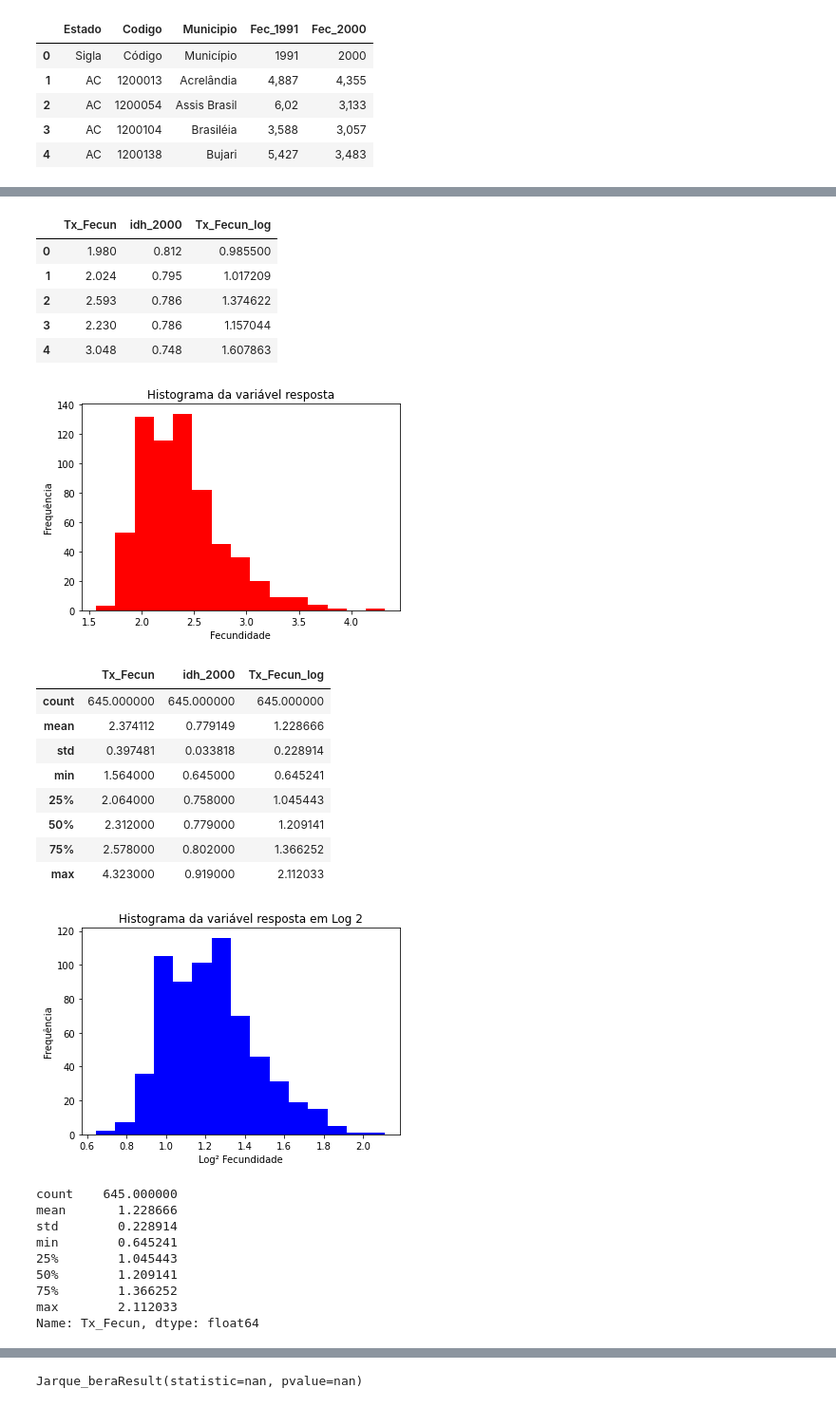
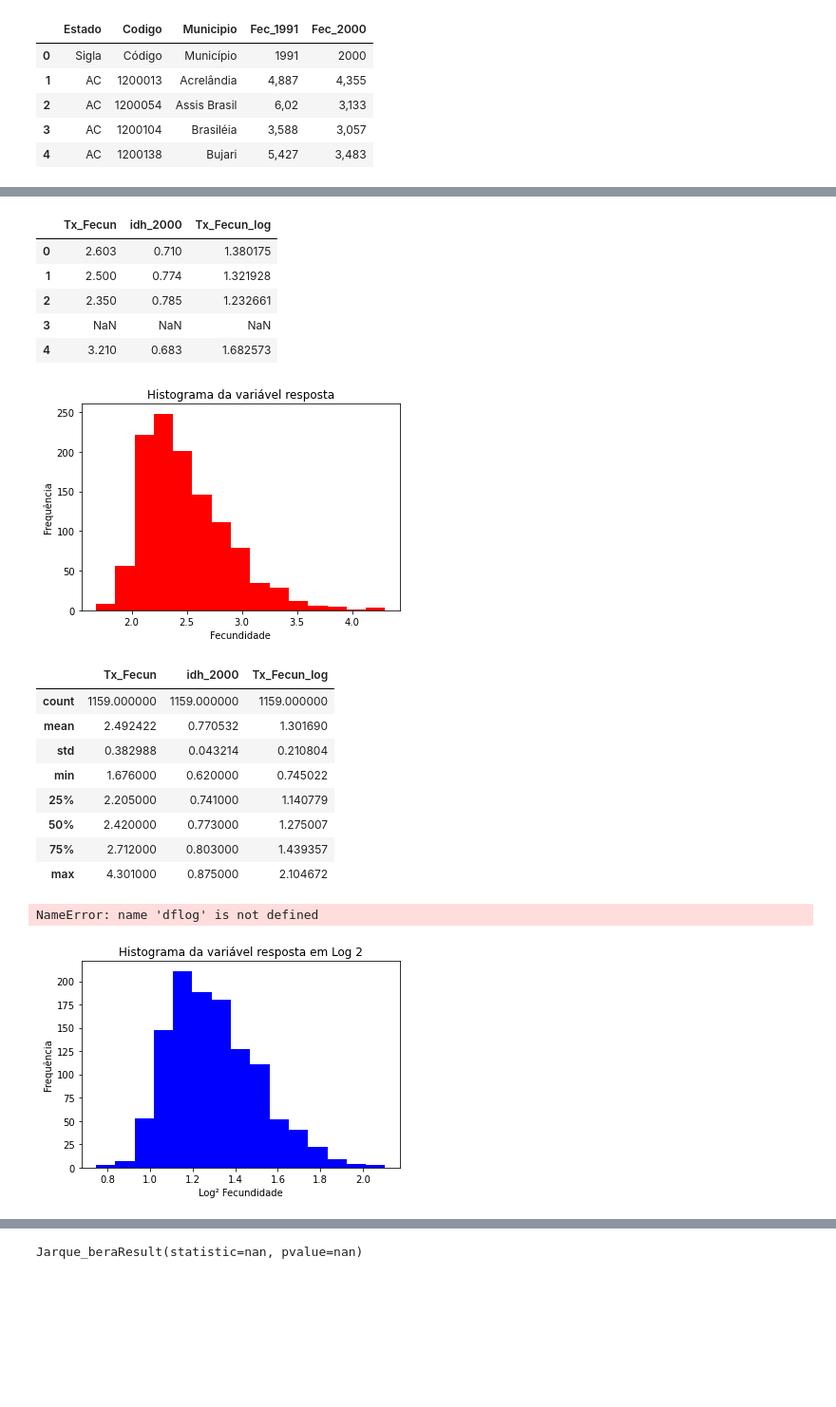
Before and after one commit to samuelgarca/artigo_fecundidade_idh, a Jupyter notebook: Filtro.ipynb, the cells around one changed output, grey strips where cells are left out. Shown: that part at 95% size. Cells and saved outputs as stored; diff of their text form; code cells hidden in the pictures; blank space fills up the shorter version.

```diff
--- a/Filtro.ipynb
+++ b/Filtro.ipynb
@@ -48,0 +55,7 @@ amostra_estados_fecun=fecundidade.loc[fecundidade['Estado']=="SP"] ##Seleciona a
+# %%
+RSe=fecundidade.loc[fecundidade['Estado']=="RS"] ##Seleciona a amostra do conjuto de estado
+SCe=fecundidade.loc[fecundidade['Estado']=="SC"] ##Seleciona a amostra do conjuto de estado
+PRe=fecundidade.loc[fecundidade['Estado']=="PR"] ##Seleciona a amostra do conjuto de estado
+fecun_concat=[RSe, SCe, PRe]
+amostra_estados_fecun = pd.concat(fecun_concat)
+print(amostra_estados_fecun)
@@ -73,7 +101,12 @@ print(amostra_estados_renda)
 #################### IDH ###################
 idh.rename(columns={'Índice de Desenvolvimento Humano Municipal-ed 2003':'Estado','Unnamed: 1':'Codigo','Unnamed: 2':'Municipio','Unnamed: 3':'idh_1991','Unnamed: 4':'idh_2000'}, inplace = True)
 idh.drop([0])
-amostra_estados_idh=idh.loc[idh['Estado']=="SP"] ##Seleciona a amostra do conjuto de estados
+RSi=idh.loc[idh['Estado']=="RS"] ##Seleciona a amostra do conjuto de estado
+SCi=idh.loc[idh['Estado']=="SC"] ##Seleciona a amostra do conjuto de estado
+PRi=idh.loc[idh['Estado']=="PR"] ##Seleciona a amostra do conjuto de estado
+idh_concat=[RSi, SCi, PRi]
+amostra_estados_idh = pd.concat(idh_concat)
+#amostra_estados_idh=idh.loc[idh['Estado']=="PR"] ##Seleciona a amostra do conjuto de estados
 mun_idh=amostra_estados_idh.sort_values('Municipio', ascending = True) ##Colocando em ordem alfabética
 var_idh=mun_idh.idh_2000
-#print(mun_idh)
+print(mun_idh)
@@ -197,11 +245,11 @@ df['Tx_Fecun_log']= numpy.log2(df['Tx_Fecun']) # Aplica log de base2
 df.head()
 # %% [output]
 |  | Tx_Fecun | idh_2000 | Tx_Fecun_log |
-| 0 | 1.980 | 0.812 | 0.985500 |
-| 1 | 2.024 | 0.795 | 1.017209 |
-| 2 | 2.593 | 0.786 | 1.374622 |
-| 3 | 2.230 | 0.786 | 1.157044 |
-| 4 | 3.048 | 0.748 | 1.607863 |
+| 0 | 2.603 | 0.710 | 1.380175 |
+| 1 | 2.500 | 0.774 | 1.321928 |
+| 2 | 2.350 | 0.785 | 1.232661 |
+| 3 | NaN | NaN | NaN |
+| 4 | 3.210 | 0.683 | 1.682573 |
 # %%
 ########## CÉLULA 17 #######################################################################################
 pyplot.hist(df['Tx_Fecun'], color='red', bins=15)
@@ -211,36 +259,28 @@ pyplot.ylabel("Frequência")
 pyplot.show()
 df.describe()
 # %% [output]
-[figure, old version]
+[figure, new version]
 |  | Tx_Fecun | idh_2000 | Tx_Fecun_log |
-| count | 645.000000 | 645.000000 | 645.000000 |
-| mean | 2.374112 | 0.779149 | 1.228666 |
-| std | 0.397481 | 0.033818 | 0.228914 |
-| min | 1.564000 | 0.645000 | 0.645241 |
-| 25% | 2.064000 | 0.758000 | 1.045443 |
-| 50% | 2.312000 | 0.779000 | 1.209141 |
-| 75% | 2.578000 | 0.802000 | 1.366252 |
-| max | 4.323000 | 0.919000 | 2.112033 |
+| count | 1159.000000 | 1159.000000 | 1159.000000 |
+| mean | 2.492422 | 0.770532 | 1.301690 |
+| std | 0.382988 | 0.043214 | 0.210804 |
+| min | 1.676000 | 0.620000 | 0.745022 |
+| 25% | 2.205000 | 0.741000 | 1.140779 |
+| 50% | 2.420000 | 0.773000 | 1.275007 |
+| 75% | 2.712000 | 0.803000 | 1.439357 |
+| max | 4.301000 | 0.875000 | 2.104672 |
 # %%
 ########## CÉLULA 18 #######################################################################################
 pyplot.hist(df['Tx_Fecun_log'], color='blue', bins=15)
 pyplot.title('Histograma da variável resposta em Log 2')
 pyplot.xlabel("Log² Fecundidade")
 pyplot.ylabel("Frequência")
 dflog.describe()
 pyplot.show()
-dflog.describe()
+#dflog.describe()
 # %% [output]
+NameError: name 'dflog' is not defined
-[figure, old version]
+[figure, new version]
-count    645.000000
-mean       1.228666
-std        0.228914
-min        0.645241
-25%        1.045443
-50%        1.209141
-75%        1.366252
-max        2.112033
-Name: Tx_Fecun, dtype: float64
 # %%
 ########## CÉLULA 19 #######################################################################################
 modelo = smf.ols('Tx_Fecun_log ~ idh_2000', df)
```
Also changed, not shown: parts of 19 cells of this notebook.
